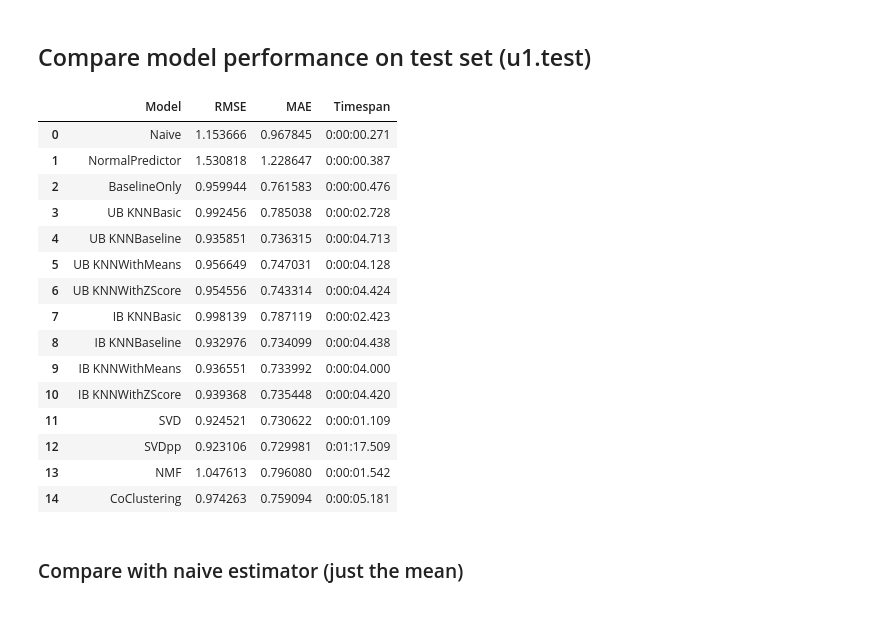
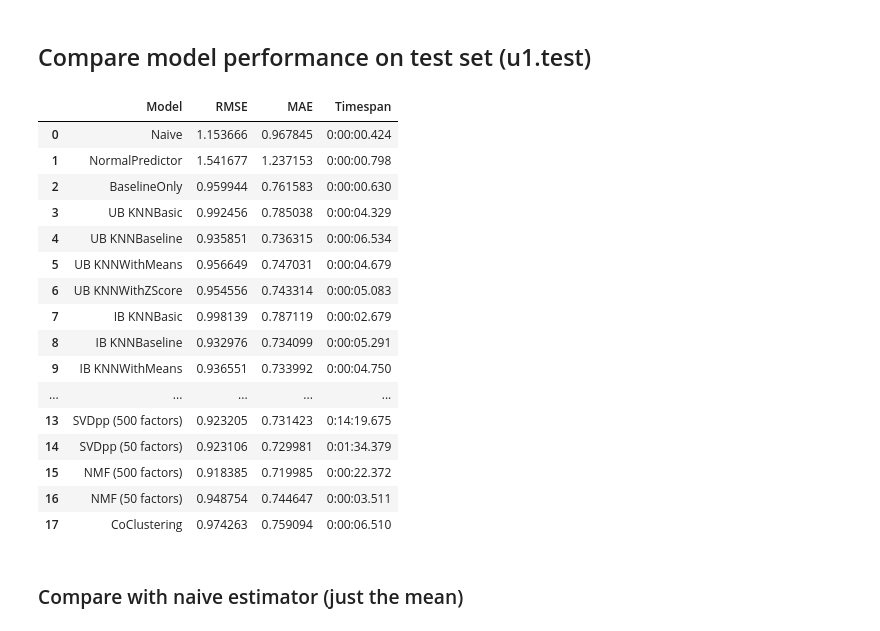
Before and after one commit to YiteWang/STAT542Group10, a Jupyter notebook: final/benchmark.ipynb, the cells around one changed output. Cells and saved outputs as stored; diff of their text form; code cells hidden in the pictures.

Commit message:
Update benchmark with n_factors = 500

```diff
--- a/final/benchmark.ipynb
+++ b/final/benchmark.ipynb
@@ -437,53 +437,57 @@ class PredictMean(AlgoBase):
     def estimate(self, u, i):
         return 3.530
 
 Naive_model = PredictMean()
 NormalPredictor_model = NormalPredictor()
 BaselineOnly_model = BaselineOnly(verbose=False)
 
 KNNBasic_ub_model = KNNBasic(k=25, min_k=5,verbose=False,random_state=42,sim_options={'user_based':True,'name':'msd'})
 KNNWithMeans_ub_model = KNNWithMeans(k=100, min_k=5,verbose=False,random_state=42,sim_options={'user_based':True,'name':'pearson_baseline'})
 KNNWithZScore_ub_model = KNNWithZScore(k=100, min_k=5,verbose=False,random_state=42,sim_options={'user_based':True,'name':'pearson_baseline'})
 KNNBaseline_ub_model = KNNBaseline(k=100, min_k=10,verbose=False,random_state=42,sim_options={'user_based':True,'name':'pearson_baseline'})
 KNNBasic_ib_model = KNNBasic(k=25, min_k=1,verbose=False,random_state=42,sim_options={'user_based':False,'name':'msd'})
 KNNWithMeans_ib_model = KNNWithMeans(k=100, min_k=5,verbose=False,random_state=42,sim_options={'user_based':False,'name':'pearson_baseline'})
 KNNWithZScore_ib_model = KNNWithZScore(k=100, min_k=5,verbose=False,random_state=42,sim_options={'user_based':False,'name':'pearson_baseline'})
 KNNBaseline_ib_model = KNNBaseline(k=100, min_k=10,verbose=False,random_state=42,sim_options={'user_based':False,'name':'pearson_baseline'})
 
-SVD_model = SVD(n_factors=50, n_epochs=50, lr_all=0.01, reg_all=0.1, verbose=False,random_state=42,biased=True)
+SVD500_model = SVD(n_factors=500, n_epochs=50, lr_all=0.01, reg_all=0.1, verbose=False,random_state=42,biased=True)
+SVD50_model = SVD(n_factors=50, n_epochs=50, lr_all=0.01, reg_all=0.1, verbose=False,random_state=42,biased=True)
 # SVDpp_model = SVDpp(n_factors=100, n_epochs=50, lr_all=0.01, reg_all=0.3, verbose=False,random_state=42)
-SVDpp_model = SVDpp(n_factors=50, n_epochs=50, lr_all=0.01, reg_all=0.1, verbose=False,random_state=42)
-NMF_model = NMF(n_factors=50,n_epochs=50,reg_pu=0.06,reg_qi=0.06,verbose=False,random_state=42,biased=False)
+SVDpp500_model = SVDpp(n_factors=500, n_epochs=50, lr_all=0.01, reg_all=0.1, verbose=False,random_state=42)
+SVDpp50_model = SVDpp(n_factors=50, n_epochs=50, lr_all=0.01, reg_all=0.1, verbose=False,random_state=42)
+NMF500_model = NMF(n_factors=500,n_epochs=100,reg_pu=0.06,reg_qi=0.06,verbose=False,random_state=42,biased=False)
+NMF50_model = NMF(n_factors=50,n_epochs=100,reg_pu=0.06,reg_qi=0.06,verbose=False,random_state=42,biased=False)
 CoClustering_model = CoClustering(n_epochs=50, n_cltr_u=10, n_cltr_i=3,verbose=False,random_state=42)
 
-classes = [Naive_model,NormalPredictor_model,BaselineOnly_model,KNNBasic_ub_model,KNNBaseline_ub_model,KNNWithMeans_ub_model,KNNWithZScore_ub_model,KNNBasic_ib_model,KNNBaseline_ib_model,KNNWithMeans_ib_model,KNNWithZScore_ib_model,SVD_model,SVDpp_model,NMF_model,CoClustering_model]
+classes = [Naive_model,NormalPredictor_model,BaselineOnly_model,KNNBasic_ub_model,KNNBaseline_ub_model,KNNWithMeans_ub_model,KNNWithZScore_ub_model,KNNBasic_ib_model,KNNBaseline_ib_model,KNNWithMeans_ib_model,KNNWithZScore_ib_model,SVD500_model,SVD50_model,SVDpp500_model,SVDpp50_model,NMF500_model,NMF50_model,CoClustering_model]
 for model in classes:
     start = datetime.datetime.now()
     out = cross_validate(model, data, ['rmse', 'mae'], pkf)
     mean_rmse = np.mean(out['test_rmse'])
     mean_mae = np.mean(out['test_mae'])
     cv_time = str(datetime.datetime.now() - start)[:-3]
     CVResults = CVResults.append({'Model': model, 'RMSE': mean_rmse, 'MAE': mean_mae, 'Timespan': cv_time}, ignore_index=True)
 
-CVResults['Model'] = ['Naive','NormalPredictor','BaselineOnly','UB KNNBasic','UB KNNBaseline','UB KNNWithMeans','UB KNNWithZScore','IB KNNBasic','IB KNNBaseline','IB KNNWithMeans','IB KNNWithZScore','SVD','SVDpp','NMF','CoClustering']
+CVResults['Model'] = ['Naive','NormalPredictor','BaselineOnly','UB KNNBasic','UB KNNBaseline','UB KNNWithMeans','UB KNNWithZScore','IB KNNBasic','IB KNNBaseline','IB KNNWithMeans','IB KNNWithZScore','SVD (500 factors)','SVD (50 factors)','SVDpp (500 factors)','SVDpp (50 factors)','NMF (500 factors)','NMF (50 factors)','CoClustering']
 CVResults
 # %% [output]
 |  | Model | RMSE | MAE | Timespan |
-| 0 | Naive | 1.153666 | 0.967845 | 0:00:00.271 |
-| 1 | NormalPredictor | 1.530818 | 1.228647 | 0:00:00.387 |
-| 2 | BaselineOnly | 0.959944 | 0.761583 | 0:00:00.476 |
-| 3 | UB KNNBasic | 0.992456 | 0.785038 | 0:00:02.728 |
-| 4 | UB KNNBaseline | 0.935851 | 0.736315 | 0:00:04.713 |
-| 5 | UB KNNWithMeans | 0.956649 | 0.747031 | 0:00:04.128 |
-| 6 | UB KNNWithZScore | 0.954556 | 0.743314 | 0:00:04.424 |
-| 7 | IB KNNBasic | 0.998139 | 0.787119 | 0:00:02.423 |
-| 8 | IB KNNBaseline | 0.932976 | 0.734099 | 0:00:04.438 |
-| 9 | IB KNNWithMeans | 0.936551 | 0.733992 | 0:00:04.000 |
-| 10 | IB KNNWithZScore | 0.939368 | 0.735448 | 0:00:04.420 |
-| 11 | SVD | 0.924521 | 0.730622 | 0:00:01.109 |
-| 12 | SVDpp | 0.923106 | 0.729981 | 0:01:17.509 |
-| 13 | NMF | 1.047613 | 0.796080 | 0:00:01.542 |
-| 14 | CoClustering | 0.974263 | 0.759094 | 0:00:05.181 |
+| 0 | Naive | 1.153666 | 0.967845 | 0:00:00.424 |
+| 1 | NormalPredictor | 1.541677 | 1.237153 | 0:00:00.798 |
+| 2 | BaselineOnly | 0.959944 | 0.761583 | 0:00:00.630 |
+| 3 | UB KNNBasic | 0.992456 | 0.785038 | 0:00:04.329 |
+| 4 | UB KNNBaseline | 0.935851 | 0.736315 | 0:00:06.534 |
+| 5 | UB KNNWithMeans | 0.956649 | 0.747031 | 0:00:04.679 |
+| 6 | UB KNNWithZScore | 0.954556 | 0.743314 | 0:00:05.083 |
+| 7 | IB KNNBasic | 0.998139 | 0.787119 | 0:00:02.679 |
+| 8 | IB KNNBaseline | 0.932976 | 0.734099 | 0:00:05.291 |
+| 9 | IB KNNWithMeans | 0.936551 | 0.733992 | 0:00:04.750 |
+| ... | ... | ... | ... | ... |
+| 13 | SVDpp (500 factors) | 0.923205 | 0.731423 | 0:14:19.675 |
+| 14 | SVDpp (50 factors) | 0.923106 | 0.729981 | 0:01:34.379 |
+| 15 | NMF (500 factors) | 0.918385 | 0.719985 | 0:00:22.372 |
+| 16 | NMF (50 factors) | 0.948754 | 0.744647 | 0:00:03.511 |
+| 17 | CoClustering | 0.974263 | 0.759094 | 0:00:06.510 |
 # %% [markdown]
 ### Compare with naive estimator (just the mean)
 # %%
```
